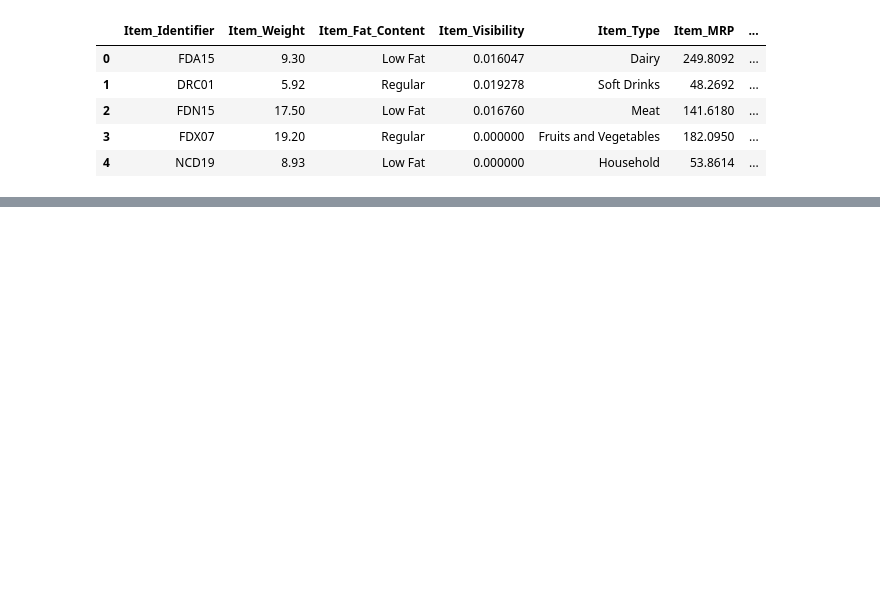
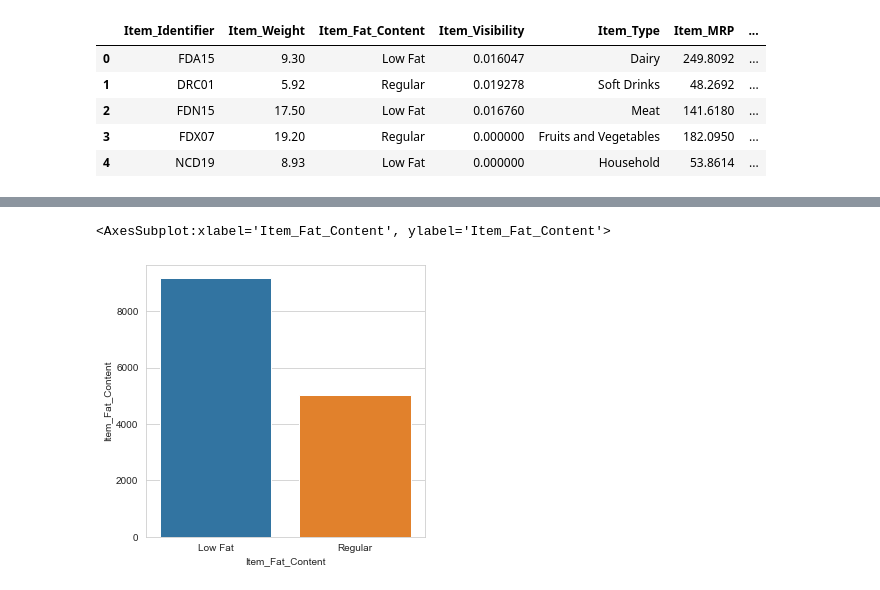
Before and after one commit to farshadsafa/Big-Mart-Sales-prediction, a Jupyter notebook: Big-Mart-Sales-prediction.ipynb, the cells around one changed output, grey strips where cells are left out. Saved outputs shown, nothing was run; the diff lists cells and outputs as text; code cells hidden in the pictures; blank space fills up the shorter version.

```diff
--- a/Big-Mart-Sales-prediction.ipynb
+++ b/Big-Mart-Sales-prediction.ipynb
@@ -98,0 +96,7 @@ sns.distplot(data.Item_Weight)
+# %%
+Fat= master.groupby('Item_Fat_Content')['Item_Fat_Content'].agg(len)
+sns.barplot(x=Fat.index, y=Fat)
+#cleaned
+# %% [output]
+<AxesSubplot:xlabel='Item_Fat_Content', ylabel='Item_Fat_Content'>
+[figure, added]
```
Also changed, not shown: parts of 34 cells of this notebook.
